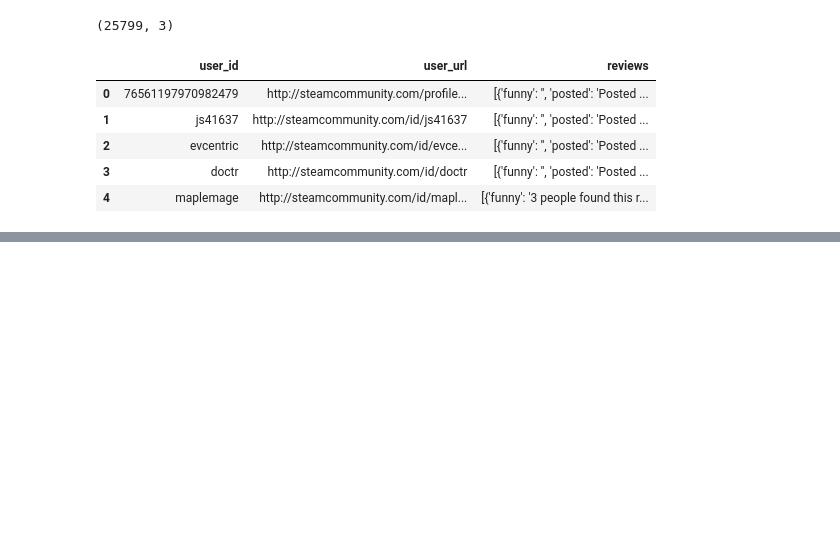
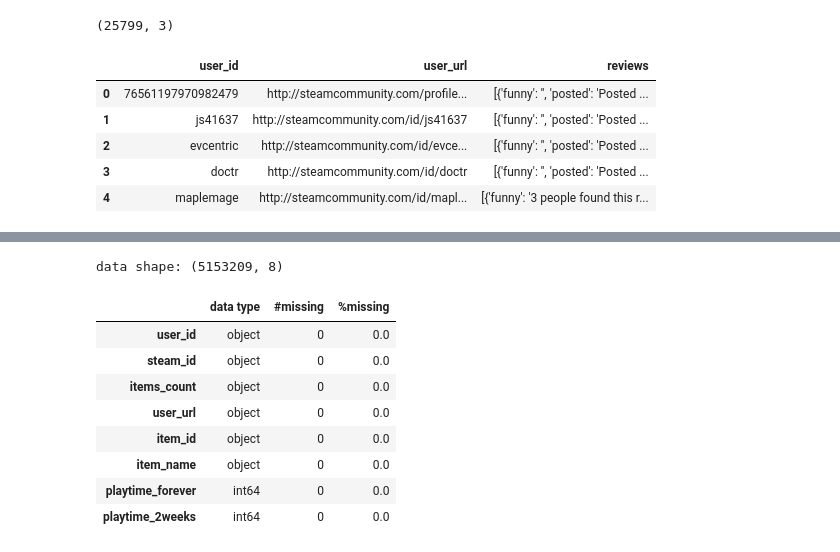
Before and after one commit to SariEliM/VideoGames-An-lisis, a Jupyter notebook: EDA Preliminar.ipynb, the cells around one changed output, grey strips where cells are left out. Drawn from its saved outputs; the diff is of its cells as text; code cells hidden in the pictures; blank space fills up the shorter version.

```diff
--- a/EDA Preliminar.ipynb
+++ b/EDA Preliminar.ipynb
@@ -666,0 +804,13 @@ review         object        28   0.047191
+# %%
+resumen(df_user_items_depurado)
+# %% [output]
+data shape: (5153209, 8)
+|  | data type | #missing | %missing |
+| user_id | object | 0 | 0.0 |
+| steam_id | object | 0 | 0.0 |
+| items_count | object | 0 | 0.0 |
+| user_url | object | 0 | 0.0 |
+| item_id | object | 0 | 0.0 |
+| item_name | object | 0 | 0.0 |
+| playtime_forever | int64 | 0 | 0.0 |
+| playtime_2weeks | int64 | 0 | 0.0 |
```
Also changed, not shown: parts of 60 cells of this notebook, 3 other files.
